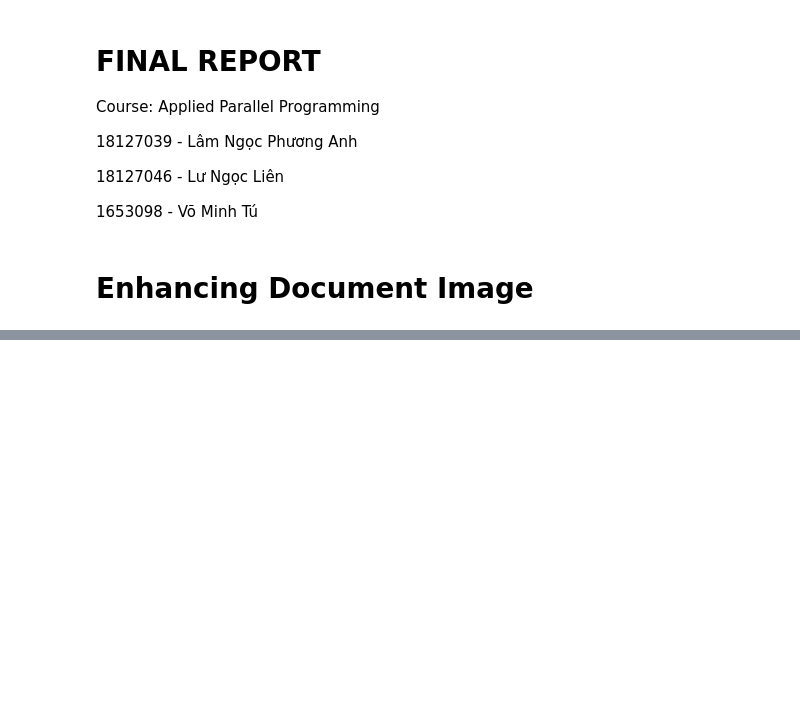
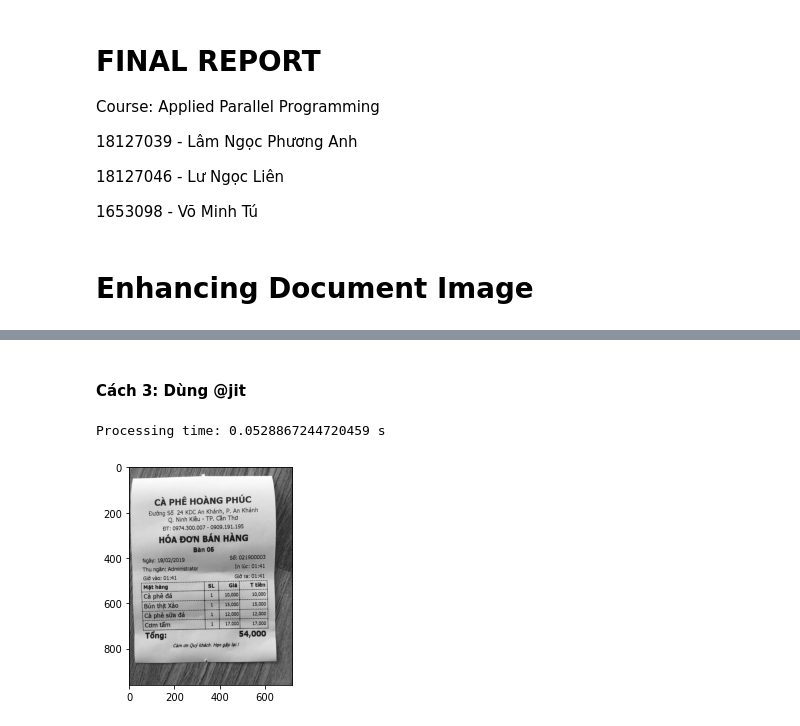
Before and after one commit to lnpanh/CSC14116, a Jupyter notebook: Report.ipynb, the cells around one changed output, grey strips where cells are left out. Cells and saved outputs as stored; diff of their text form; code cells hidden in the pictures; blank space fills up the shorter version.

```diff
--- a/Report.ipynb
+++ b/Report.ipynb
@@ -102,0 +156,21 @@ Secondly, we discuss why Enhance Document Image need parallel programming to spe
+# %% [markdown]
+#### Cách 3: Dùng @jit
+# %%
+@jit(cache=True)
+def convert_gray(in_img, out_img, width, height):
+  for i in range(height):
+    for j in range(width):
+      out_img[i,j] = 0.299 * in_img[i,j][2] + 0.587 * in_img[i,j][1]  + 0.114 * in_img[i,j][0]
+
+height, width, _ = img.shape
+
+start = time.time()
+gray_jit = np.empty((height, width))
+convert_gray(img, gray_jit, width, height)
+end = time.time()
+print(f'Processing time: {end - start} s')
+
+plt.imshow(gray_jit, cmap='gray');
+# %% [output]
+Processing time: 0.0528867244720459 s
+[figure, added]
```
Also changed, not shown: parts of 39 cells of this notebook.
